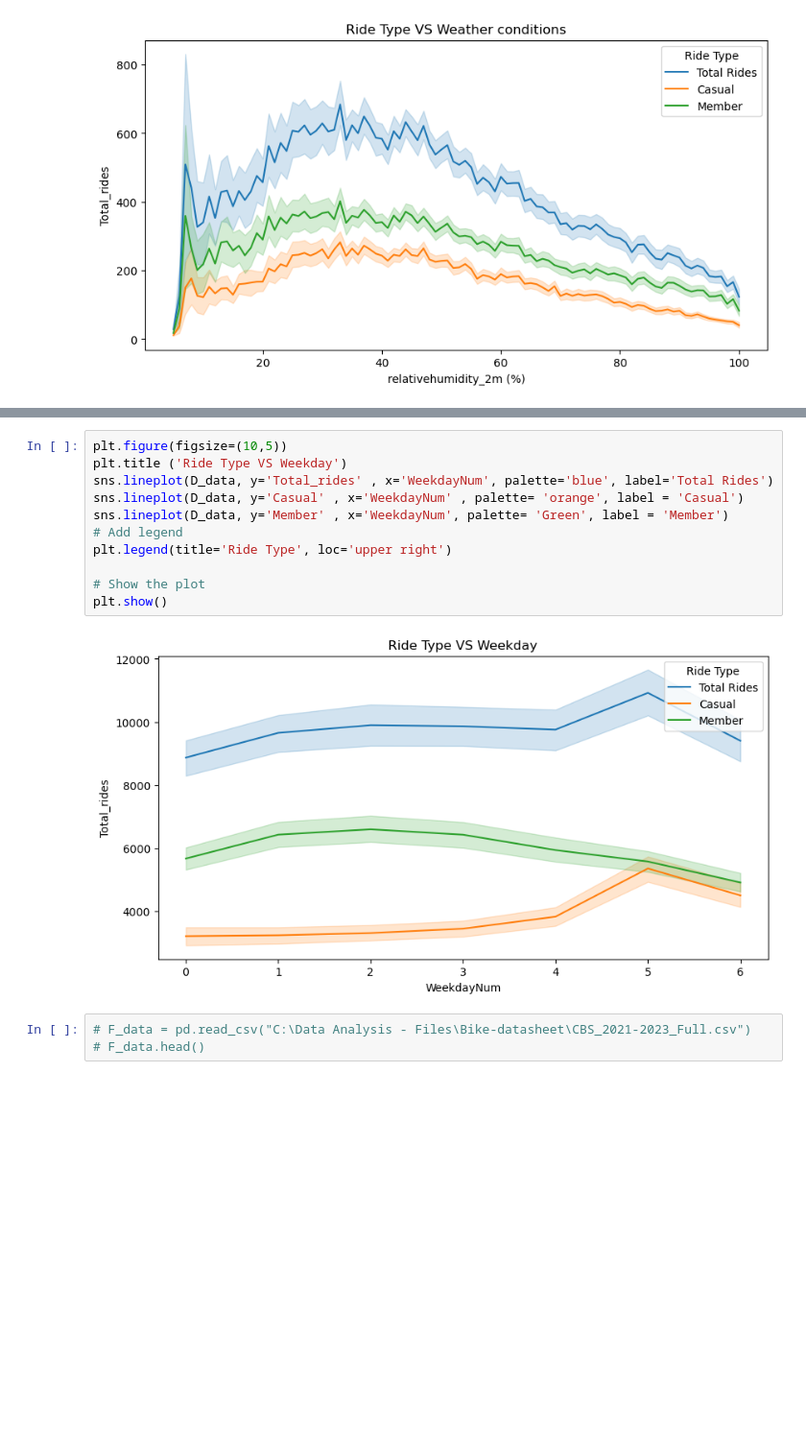
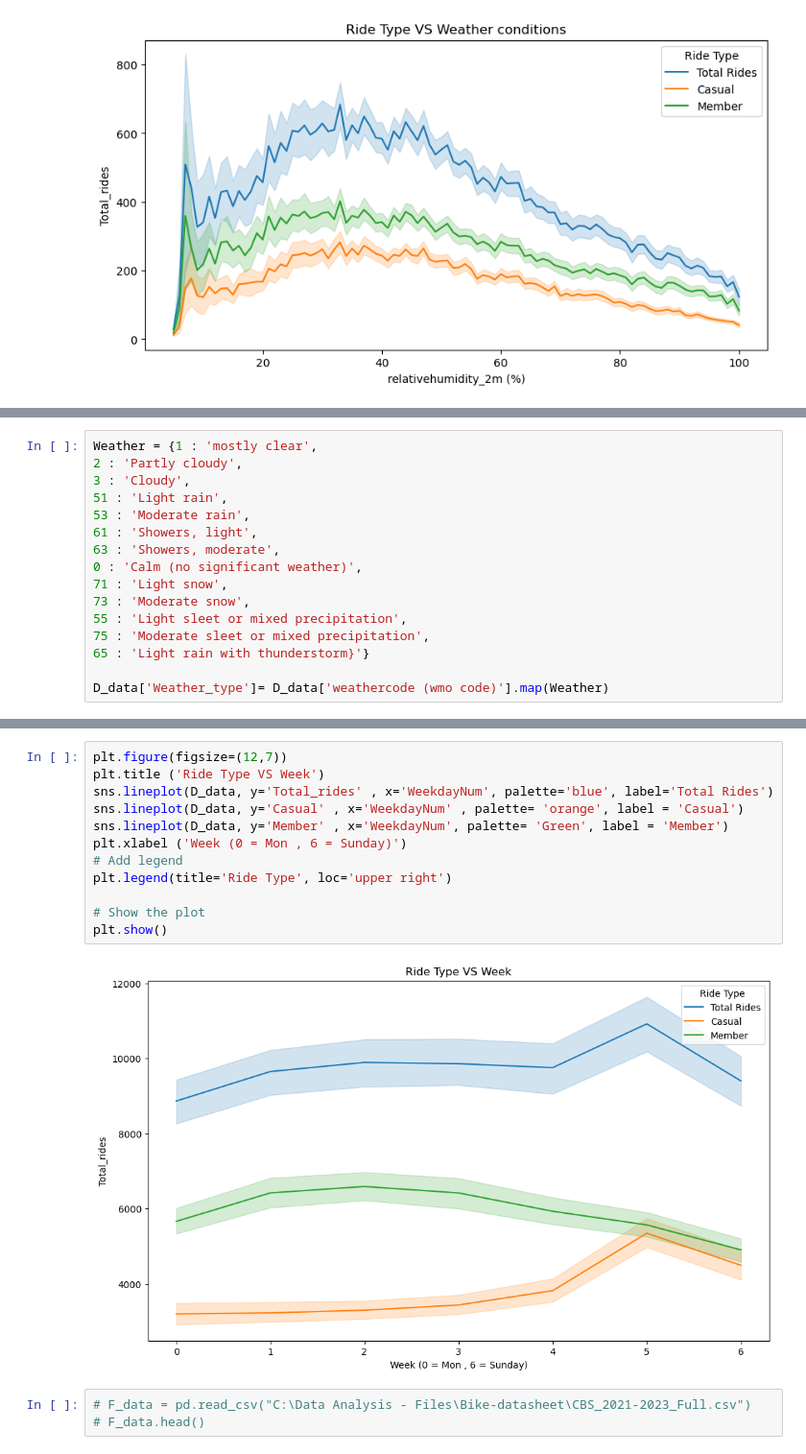
Before and after one commit to Karan9603/Data-Science-Projects, a Jupyter notebook: Project_3_Bike_Project/EDA.ipynb, the cells around one changed output, grey strips where cells are left out. Shown at 96% size. Drawn from its saved outputs; the diff is of its cells as text; blank space fills up the shorter version.

```diff
--- a/Project_3_Bike_Project/EDA.ipynb
+++ b/Project_3_Bike_Project/EDA.ipynb
@@ -315,0 +340,16 @@ D_data.head()
+# %%
+Weather = {1 : 'mostly clear',
+2 : 'Partly cloudy',
+3 : 'Cloudy',
+51 : 'Light rain',
+53 : 'Moderate rain',
+61 : 'Showers, light',
+63 : 'Showers, moderate',
+0 : 'Calm (no significant weather)',
+71 : 'Light snow',
+73 : 'Moderate snow',
+55 : 'Light sleet or mixed precipitation',
+75 : 'Moderate sleet or mixed precipitation',
+65 : 'Light rain with thunderstorm}'}
+
+D_data['Weather_type']= D_data['weathercode (wmo code)'].map(Weather)
@@ -325,16 +425,17 @@ plt.show()
 # %%
-plt.figure(figsize=(10,5))
-plt.title ('Ride Type VS Weekday')
+plt.figure(figsize=(12,7))
+plt.title ('Ride Type VS Week')
 sns.lineplot(D_data, y='Total_rides' , x='WeekdayNum', palette='blue', label='Total Rides')
 sns.lineplot(D_data, y='Casual' , x='WeekdayNum' , palette= 'orange', label = 'Casual')
 sns.lineplot(D_data, y='Member' , x='WeekdayNum', palette= 'Green', label = 'Member')
+plt.xlabel ('Week (0 = Mon , 6 = Sunday)')
 # Add legend
 plt.legend(title='Ride Type', loc='upper right')
 
 # Show the plot
 plt.show()
 # %% [output]
-[figure, old version]
+[figure, new version]
 # %%
 # F_data = pd.read_csv("C:\Data Analysis - Files\Bike-datasheet\CBS_2021-2023_Full.csv")
 # F_data.head()
```
Also changed, not shown: parts of 18 cells of this notebook, 2 other files.
